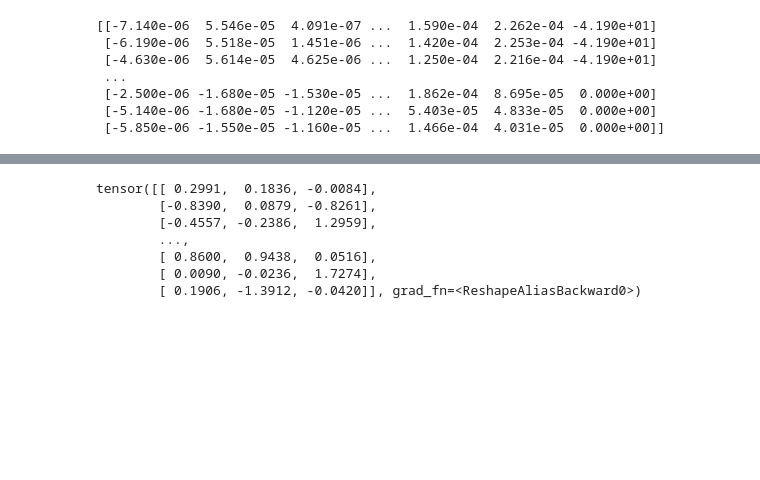
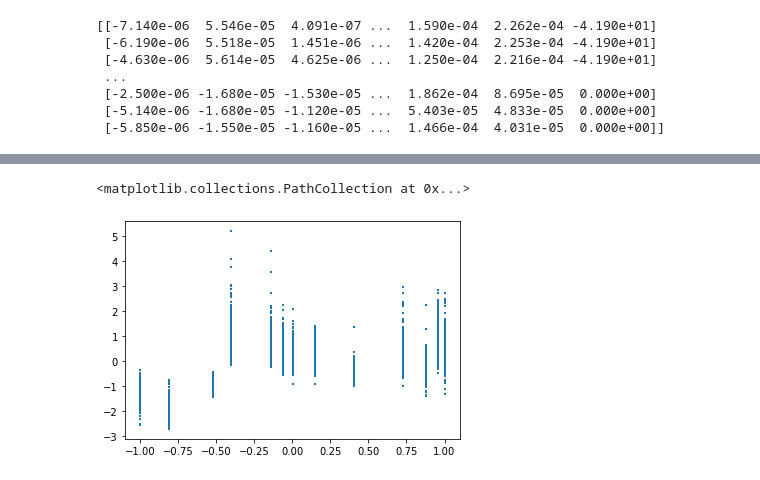
Before and after one commit to yorkiva/FAIR-Exercises, a Jupyter notebook: 08a-CDMS_NNVAE.ipynb, the cells around one changed output, grey strips where cells are left out. Drawn from its saved outputs; the diff is of its cells as text; code cells hidden in the pictures; blank space fills up the shorter version.

```diff
--- a/08a-CDMS_NNVAE.ipynb
+++ b/08a-CDMS_NNVAE.ipynb
@@ -400,10 +362,5 @@ plt.legend()
 # %%
-z
+plt.scatter(y,z2,label='z2',marker='+', s=2)
 # %% [output]
-tensor([[ 0.2991,  0.1836, -0.0084],
-        [-0.8390,  0.0879, -0.8261],
-        [-0.4557, -0.2386,  1.2959],
-        ...,
-        [ 0.8600,  0.9438,  0.0516],
-        [ 0.0090, -0.0236,  1.7274],
-        [ 0.1906, -1.3912, -0.0420]], grad_fn=<ReshapeAliasBackward0>)
+<matplotlib.collections.PathCollection at 0x...>
+[figure, added]
```
Also changed, not shown: parts of 22 cells of this notebook, 11 other files.
